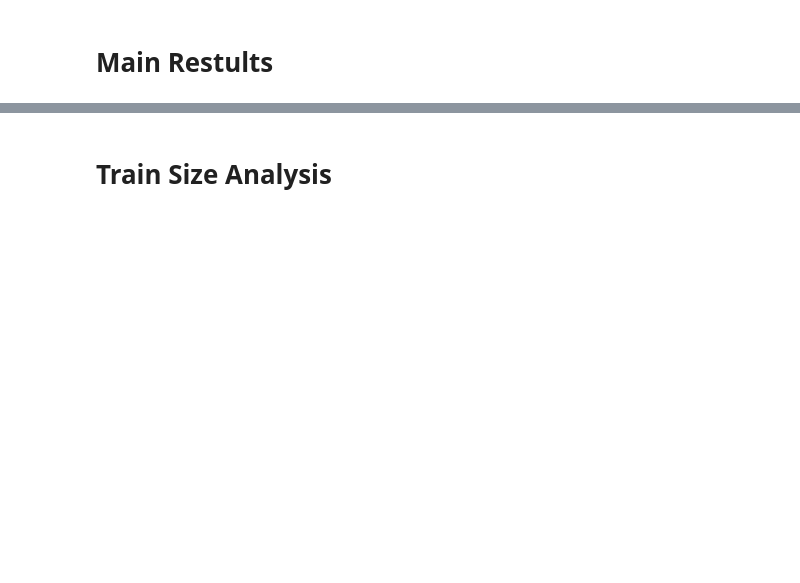
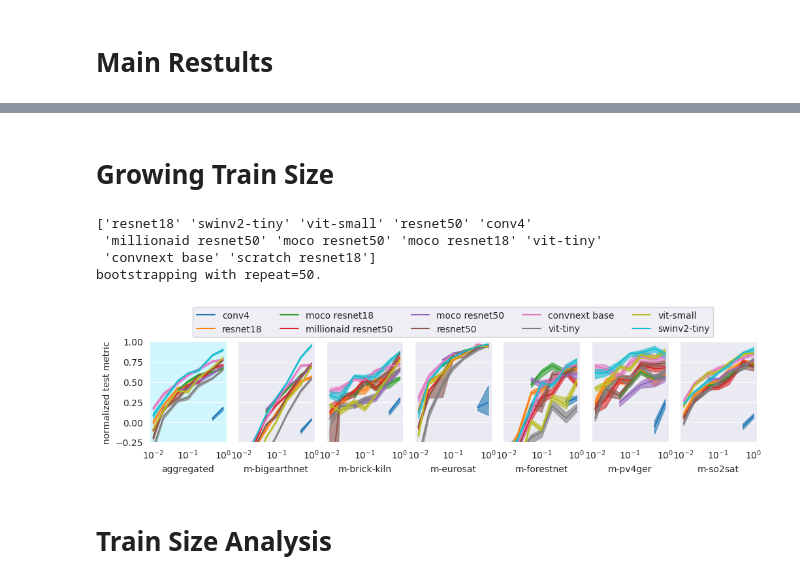
Before and after one commit to ServiceNow/geo-bench, a Jupyter notebook: ccb/experiment/parse_results.ipynb, the cells around one changed output, grey strips where cells are left out. Drawn from its saved outputs; the diff is of its cells as text; code cells hidden in the pictures; blank space fills up the shorter version.

```diff
--- a/ccb/experiment/parse_results.ipynb
+++ b/ccb/experiment/parse_results.ipynb
@@ -54,3 +52,27 @@ plt.savefig(Path.home() / "figures" / "normalized test metric.pdf", bbox_inches=
+# %% [markdown]
+# Growing Train Size
+# %%
+classification_dir = '/mnt/data/experiments/nils/final_classification_seeded_runs'
+df = retrieve_runs(classification_dir, use_cached_csv=True, is_sweep=False)
+
+df = df.applymap(parse_results.clean_names)
+df = df.rename(columns=parse_results.clean_names)
+
+# model_order = "conv4,resnet18,ssl moco resnet18,millionaid resnet50,ssl moco resnet50,resnet50,convnext base,vit-tiny,vit-small,swinv2-tiny".split(",")
+df_1x = df[(df["partition name"] == "1.00x train") | (df["partition name"] == "default")].copy()
+# df_1x = df[(df["partition name"] == "0.05x train")].copy()
+
+normalizer = parse_results.make_normalizer(df_1x)
+normalizer.normalize_data_frame(df, ["test metric", "val metric"])
+
+parse_results.plot_bootstrap_aggregate_growing(df, metric="normalized test metric", fig_size=(12,2))
+# plt.savefig(Path.home() / "figures" / "test metric.pdf", bbox_inches="tight", dpi=300)
+# %% [output]
+['resnet18' 'swinv2-tiny' 'vit-small' 'resnet50' 'conv4'
+ 'millionaid resnet50' 'moco resnet50' 'moco resnet18' 'vit-tiny'
+ 'convnext base' 'scratch resnet18']
+bootstrapping with repeat=50.
+[figure, added]
 # %% [markdown]
 # Train Size Analysis
 # %%
```
Also changed, not shown: parts of 9 cells of this notebook, 3 other files.
